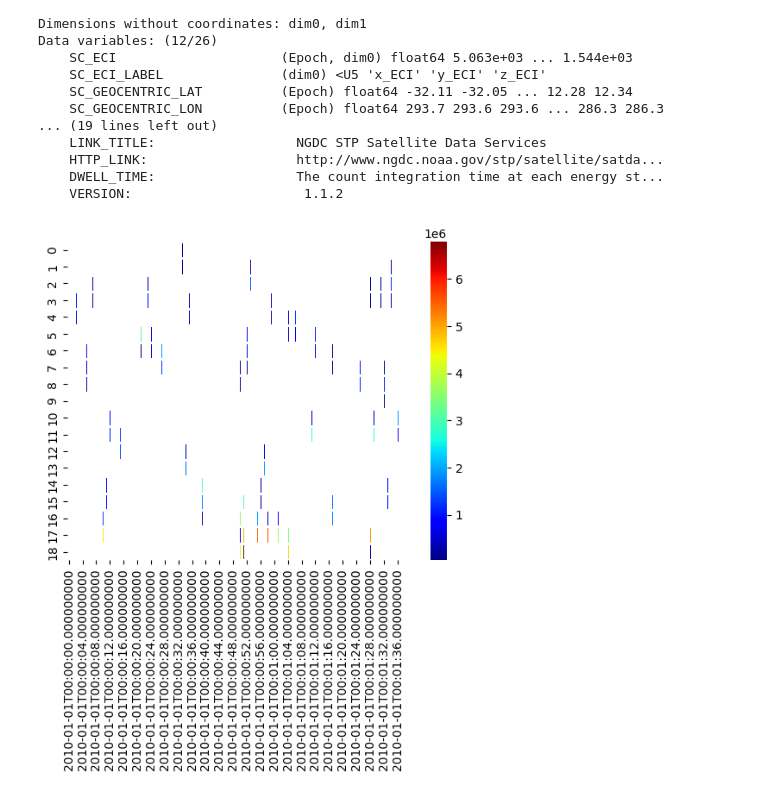
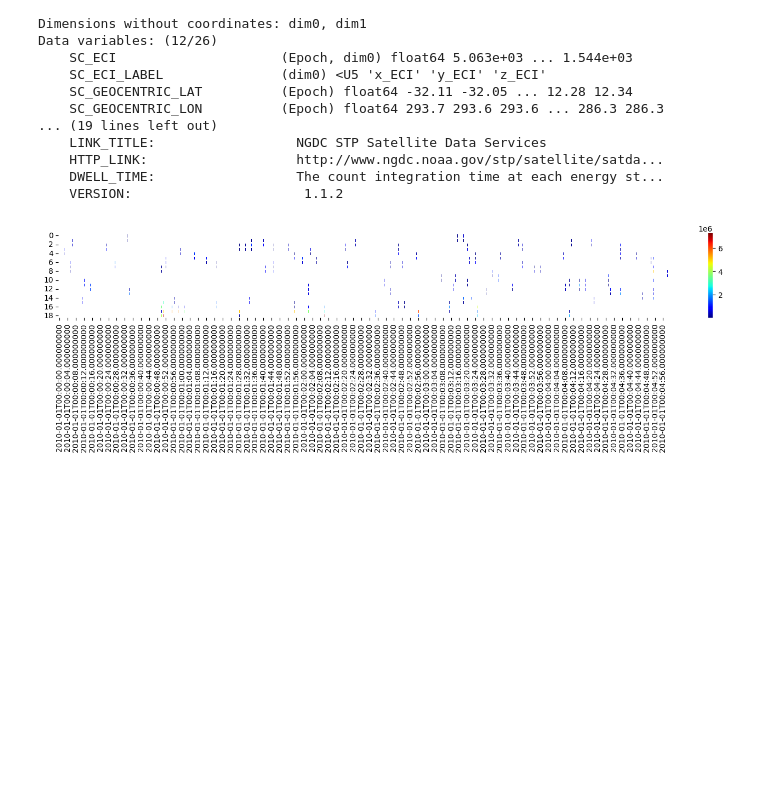
Before and after one commit to umeyuu/Prediction-of-Satellite-Potential-Using-Solar-Wind-Data, a Jupyter notebook: test.ipynb, the cells around one changed output. Cells and saved outputs as stored; diff of their text form; code cells hidden in the pictures; blank space fills up the shorter version.

```diff
--- a/test.ipynb
+++ b/test.ipynb
@@ -36,10 +36,11 @@ from datetime import datetime
 a = cdflib.cdfepoch.unixtime(cdf_file['Epoch'])
 date = [datetime.utcfromtimestamp(aa) for aa in a]
 # %%
-df_ion = pd.DataFrame(ion.T[:, :100], columns=date[:100])
+df_ion = pd.DataFrame(ion.T[:, :300], columns=date[:300])
 df_ion_mask = (df_ion == 0)
+plt.figure(figsize=(18,2))
 sns.heatmap(df_ion, linewidths = 1,cmap = "jet", mask = df_ion_mask)
 plt.show()
 # %% [output]
-[figure, old version]
+[figure, new version]
 # %%
```
Also changed, not shown: parts of 3 cells of this notebook.
